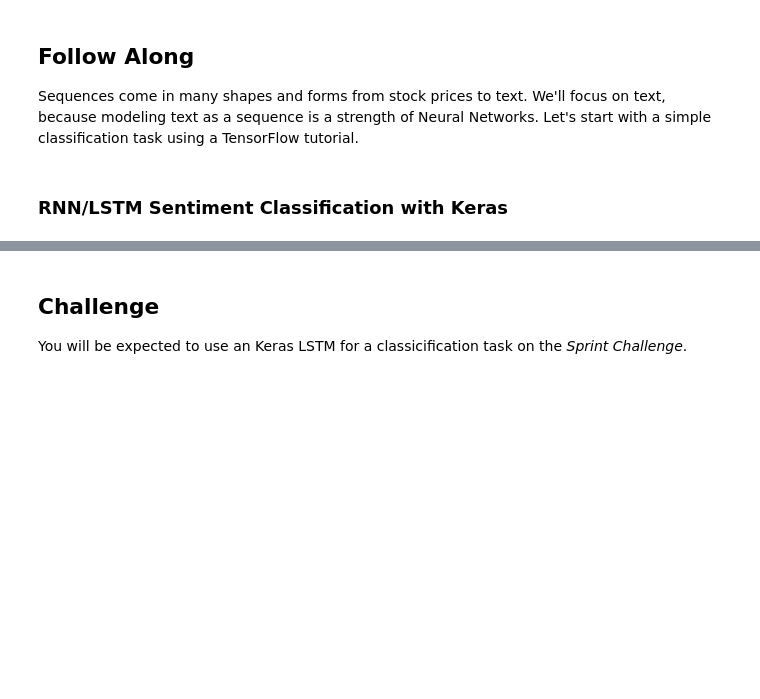
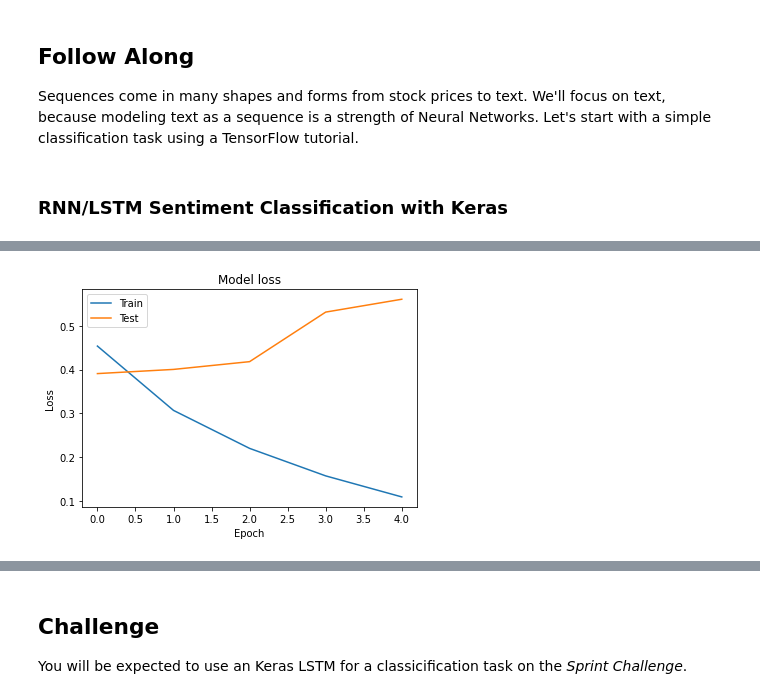
Before and after one commit to Khislatz/DS-Unit-4-Sprint-3-Deep-Learning, a Jupyter notebook: module1-rnn-and-lstm/LS_DS_431_RNN_and_LSTM_Lecture.ipynb, the cells around one changed output, grey strips where cells are left out. Saved outputs shown, nothing was run; the diff lists cells and outputs as text; code cells hidden in the pictures; blank space fills up the shorter version.

```diff
--- a/module1-rnn-and-lstm/LS_DS_431_RNN_and_LSTM_Lecture.ipynb
+++ b/module1-rnn-and-lstm/LS_DS_431_RNN_and_LSTM_Lecture.ipynb
@@ -103,0 +352,20 @@ x_train[0]
+# %%
+model = Sequential() # just like last week
+# embedding layer is for the related groupings
+# so we take 20000 features and reduce to 128
+# embedding doesn't really count as hidden layer since it's more like extraction
+model.add(Embedding(max_features, 128))
+# generally only have one hidden layer
+# don't need activation has defaults
+model.add(LSTM(128, dropout=0.2, recurrent_dropout=0.2))
+# output layer, sigmoid for binary
+model.add(Dense(1, activation='sigmoid'))
+
+model.compile(loss='binary_crossentropy',
+             optimizer='adam',
+             metrics=['accuracy'])
+
+model.summary()
+# embedding param # is 128 x 20k = 2.56m
+# lstm param # is 128 x 128 = 131584
+#
@@ -103,0 +387,5 @@ x_train[0]
+# %%
+output_lstm = model.fit(x_train, y_train,
+         batch_size = batch_size,
+         epochs = 5,
+         validation_data = (x_test, y_test))
@@ -104 +404,13 @@ x_train[0]
+# %%
+import matplotlib.pyplot as plt
+# 2nd history is a keyword, dictionary after .fit
+plt.plot(output_lstm.history['loss'])
+plt.plot(output_lstm.history['val_loss'])
+plt.title('Model loss')
+plt.ylabel('Loss')
+plt.xlabel('Epoch')
+plt.legend(['Train','Test'])
+plt.show();
+# %% [output]
+[figure, added]
 # %%
```
Also changed, not shown: parts of 61 cells of this notebook.
